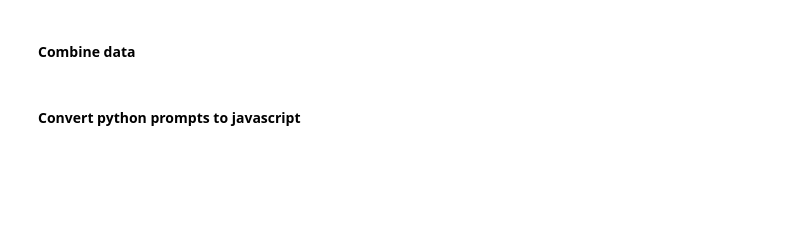
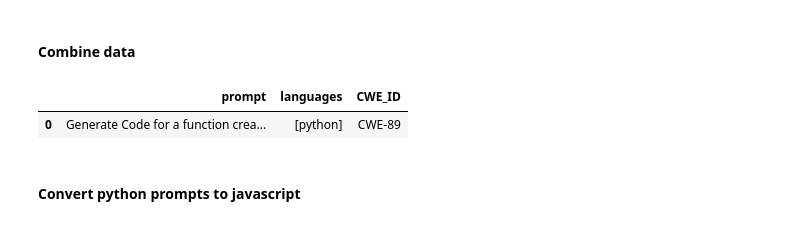
Before and after one commit to JumpTest251/mp, a Jupyter notebook: collect_data.ipynb, the cells around one changed output. Cells and saved outputs as stored; diff of their text form; code cells hidden in the pictures; blank space fills up the shorter version.

```diff
--- a/collect_data.ipynb
+++ b/collect_data.ipynb
@@ -192,6 +193,12 @@ dataset = dataset[cols]
 
 dataset_output = dataset.to_json(orient="records").replace("\\/", "/")
 print(dataset_output, file=open("data/dataset.json", "w"))
+# %%
+csv_data = pd.read_csv("data/mydata.csv")
+csv_data.head(5)
+# %% [output]
+|  | prompt | languages | CWE_ID |
+| 0 | Generate Code for a function crea... | [python] | CWE-89 |
 # %% [markdown]
 #### **Convert python prompts to javascript**
 # %%
```
Also changed, not shown: parts of 1 cell of this notebook, 7 other files.
